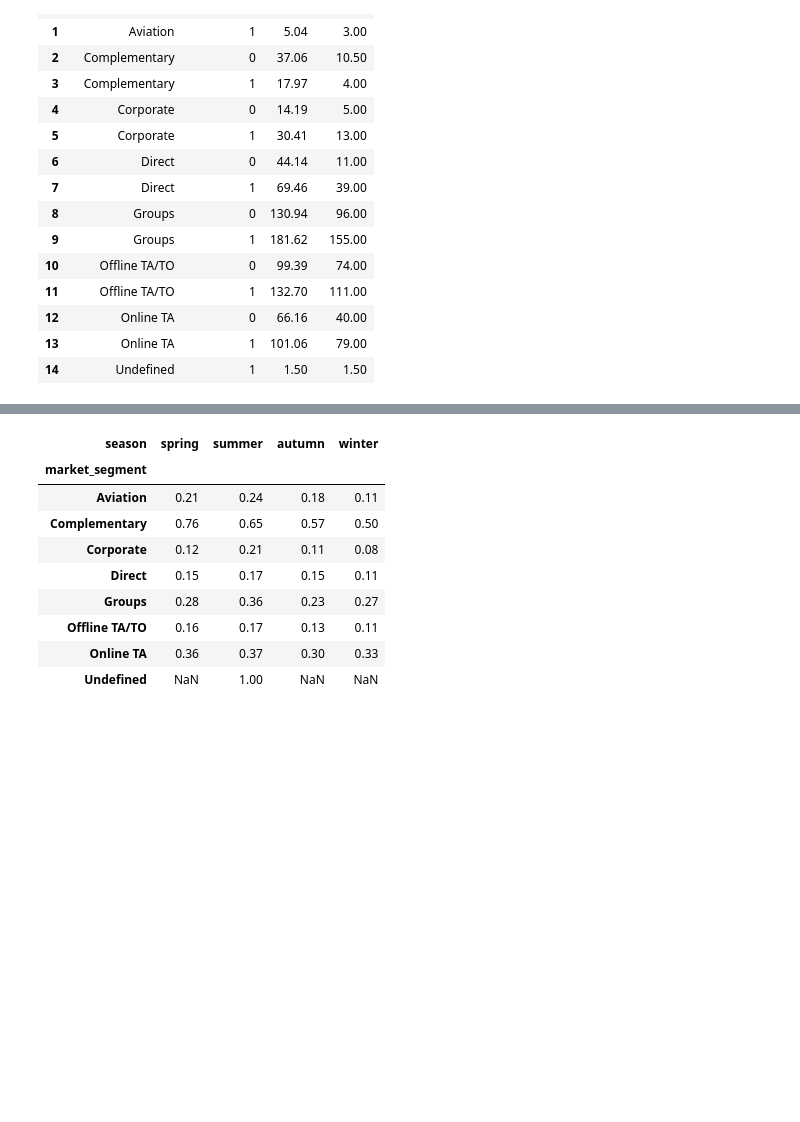
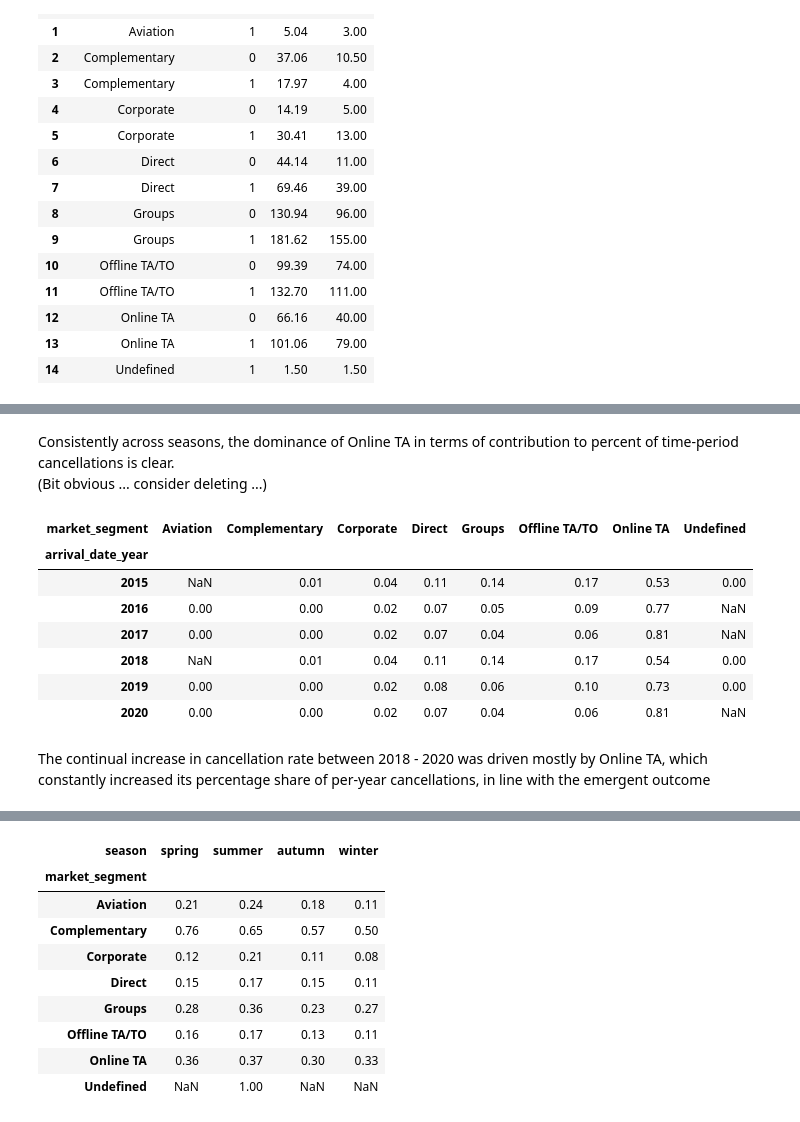
Before and after one commit to dngsus/data_analysis, a Jupyter notebook: 01 Hotel Bookings/01 Hotel v01.ipynb, the cells around one changed output, grey strips where cells are left out. Cells and saved outputs as stored; diff of their text form; code cells hidden in the pictures; blank space fills up the shorter version.

```diff
--- a/01 Hotel Bookings/01 Hotel v01.ipynb
+++ b/01 Hotel Bookings/01 Hotel v01.ipynb
@@ -1336,0 +1412,21 @@ and secondly probably has unique characteristics like mandating stipulated dates
+# %% [markdown]
+Consistently across seasons, the dominance of Online TA in terms of contribution to percent of time-period cancellations is clear.<br>
+(Bit obvious ... consider deleting ...)
+# %%
+df_mkt_seg_y_size = df_main.groupby(["arrival_date_year", "market_segment"])["is_canceled"].sum().reset_index().rename(columns = {"is_canceled" : "cancellations"})
+df_mkt_seg_y_size["y_cancellations"] = df_mkt_seg_y_size.groupby("arrival_date_year")["cancellations"].transform("sum")
+df_mkt_seg_y_size["cancellations_pc_per_y"] = df_mkt_seg_y_size["cancellations"] / df_mkt_seg_y_size["y_cancellations"]
+df_mkt_seg_y_size_pvt = df_mkt_seg_y_size[["arrival_date_year", "market_segment", "cancellations_pc_per_y"]]
+df_mkt_seg_y_size_pvt = df_mkt_seg_y_size_pvt.pivot(index = "arrival_date_year", columns = "market_segment", values = "cancellations_pc_per_y")
+df_mkt_seg_y_size_pvt
+# %% [output]
+| market_segment | Aviation | Complementary | Corporate | Direct | Groups | Offline TA/TO | Online TA | Undefined |
+| arrival_date_year |  |  |  |  |  |  |  |  |
+| 2015 | NaN | 0.01 | 0.04 | 0.11 | 0.14 | 0.17 | 0.53 | 0.00 |
+| 2016 | 0.00 | 0.00 | 0.02 | 0.07 | 0.05 | 0.09 | 0.77 | NaN |
+| 2017 | 0.00 | 0.00 | 0.02 | 0.07 | 0.04 | 0.06 | 0.81 | NaN |
+| 2018 | NaN | 0.01 | 0.04 | 0.11 | 0.14 | 0.17 | 0.54 | 0.00 |
+| 2019 | 0.00 | 0.00 | 0.02 | 0.08 | 0.06 | 0.10 | 0.73 | 0.00 |
+| 2020 | 0.00 | 0.00 | 0.02 | 0.07 | 0.04 | 0.06 | 0.81 | NaN |
+# %% [markdown]
+The continual increase in cancellation rate between 2018 - 2020 was driven mostly by Online TA, which constantly increased its percentage share of per-year cancellations, in line with the emergent outcome
```
Also changed, not shown: parts of 74 cells of this notebook.
